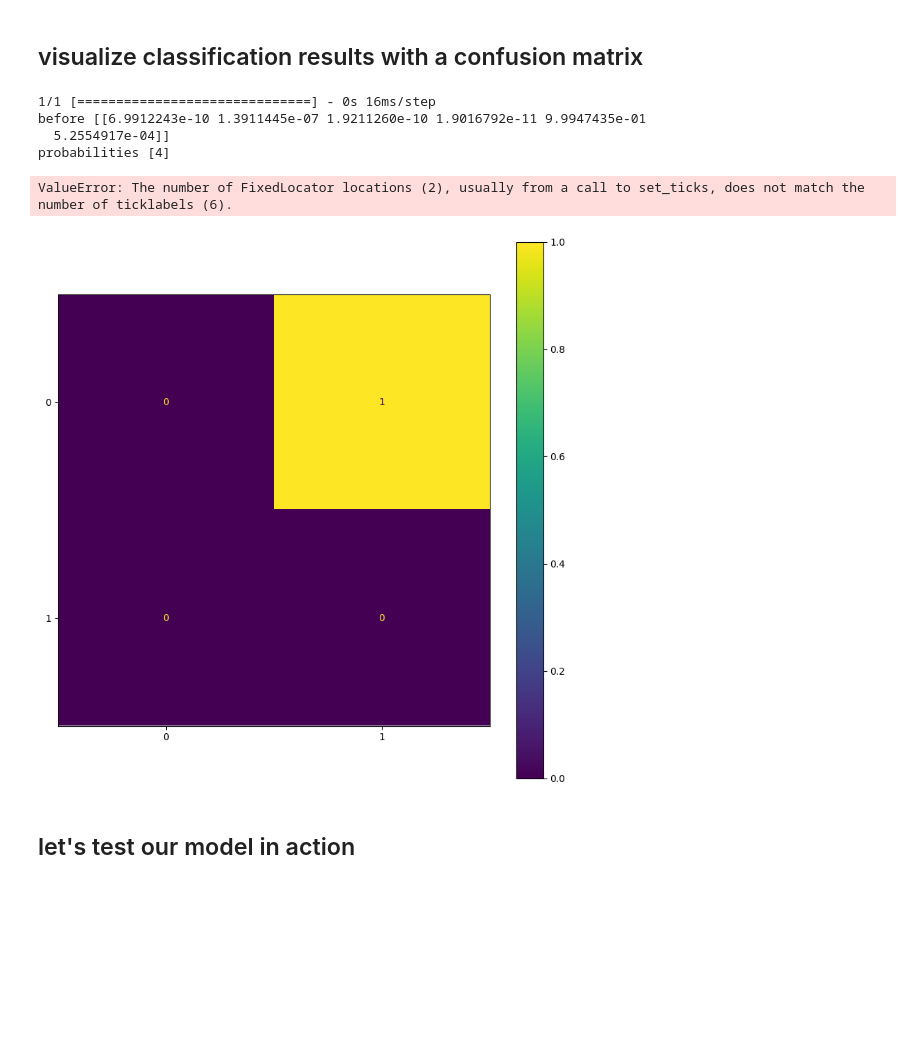
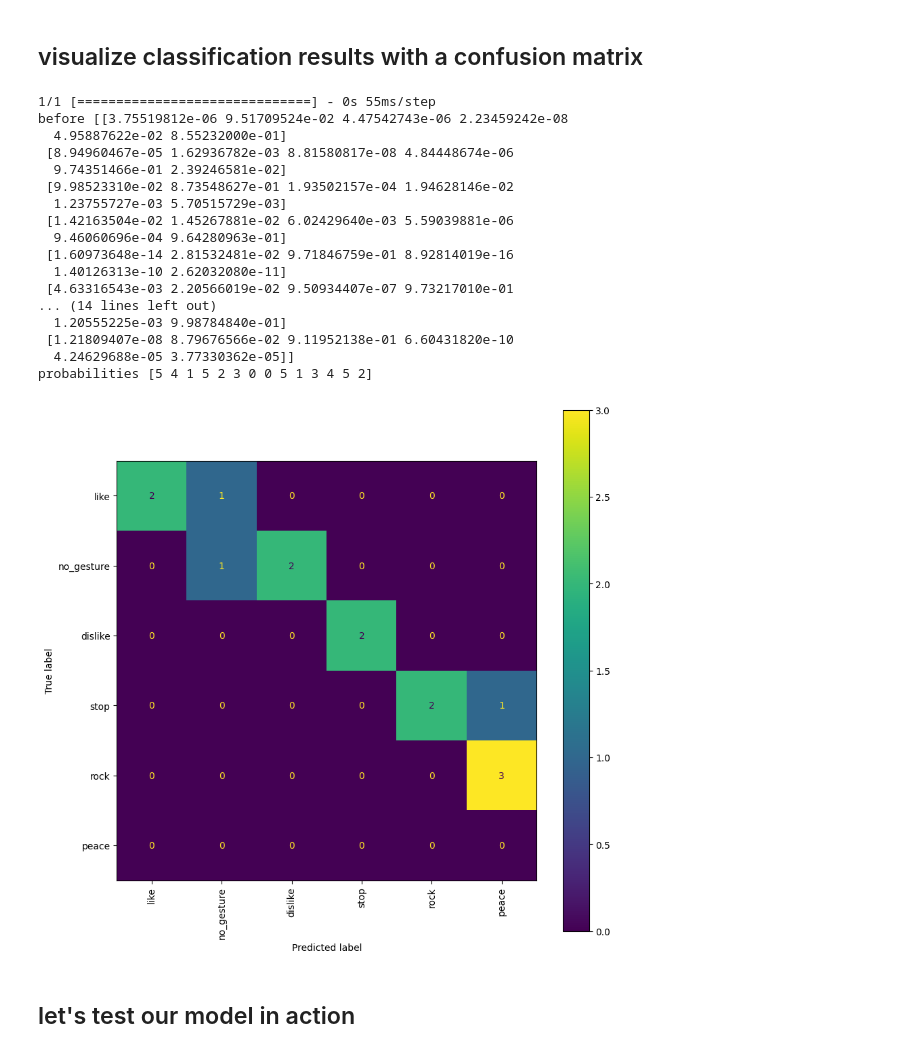
Before and after one commit to ITT23/assignment-05-cnn-Rusi91, a Jupyter notebook: 02-dataset/cnn_hagrid.ipynb, the cells around one changed output. Cells and saved outputs as stored; diff of their text form; code cells hidden in the pictures; blank space fills up the shorter version.

```diff
--- a/02-dataset/cnn_hagrid.ipynb
+++ b/02-dataset/cnn_hagrid.ipynb
@@ -208,7 +208,7 @@ print(len(y_test))
 # %% [markdown]
 ### for validation data
 # %%
-X_train_val, X_test_val, y_train_val, y_test_val = train_test_split(images_val, labels_val, test_size=1, random_state=42)
+X_train_val, X_test_val, y_train_val, y_test_val = train_test_split(images_val, labels_val, test_size=0.9, random_state=42)
 
 print(len(X_train_val))
 print(len(X_test_val))
@@ -410,33 +410,45 @@ model.save('gesture_recognition')
 ## visualize classification results with a confusion matrix
 # %%
 # let the model make predictions for our training data
-y_predictions = model.predict(X_test)
+y_predictions = model.predict(X_test_val)
 
 # we get a 2D numpy array with probabilities for each category
 print('before', y_predictions)
 
 # to build a confusion matrix, we have to convert it to classifications
 # this can be done by using the argmax() function to set the probability to 1 and the rest to 0
 y_predictions = np.argmax(y_predictions, axis=1)
 
 print('probabilities', y_predictions)
 
 # create and plot confusion matrix
-conf_matrix = confusion_matrix(y_test, y_predictions)
+conf_matrix = confusion_matrix(y_test_val, y_predictions)
 
 fig = plt.figure(figsize=(10, 10))
 
 ConfusionMatrixDisplay(conf_matrix, display_labels=label_names).plot(ax=plt.gca())
 
 plt.xticks(rotation=90, ha='center')
 pass
 # %% [output]
-1/1 [==============================] - 0s 16ms/step
-before [[6.9912243e-10 1.3911445e-07 1.9211260e-10 1.9016792e-11 9.9947435e-01
-  5.2554917e-04]]
-probabilities [4]
+1/1 [==============================] - 0s 55ms/step
+before [[3.75519812e-06 9.51709524e-02 4.47542743e-06 2.23459242e-08
+  4.95887622e-02 8.55232000e-01]
+ [8.94960467e-05 1.62936782e-03 8.81580817e-08 4.84448674e-06
+  9.74351466e-01 2.39246581e-02]
+ [9.98523310e-02 8.73548627e-01 1.93502157e-04 1.94628146e-02
+  1.23755727e-03 5.70515729e-03]
+ [1.42163504e-02 1.45267881e-02 6.02429640e-03 5.59039881e-06
+  9.46060696e-04 9.64280963e-01]
+ [1.60973648e-14 2.81532481e-02 9.71846759e-01 8.92814019e-16
+  1.40126313e-10 2.62032080e-11]
+ [4.63316543e-03 2.20566019e-02 9.50934407e-07 9.73217010e-01
+... (14 lines left out)
+  1.20555225e-03 9.98784840e-01]
+ [1.21809407e-08 8.79676566e-02 9.11952138e-01 6.60431820e-10
+  4.24629688e-05 3.77330362e-05]]
+probabilities [5 4 1 5 2 3 0 0 5 1 3 4 5 2]
-ValueError: The number of FixedLocator locations (2), usually from a call to set_ticks, does not match the number of ticklabels (6).
-[figure, old version]
+[figure, new version]
 # %% [markdown]
 ## let's test our model in action
 # %%
```
Also changed, not shown: parts of 3 cells of this notebook.
